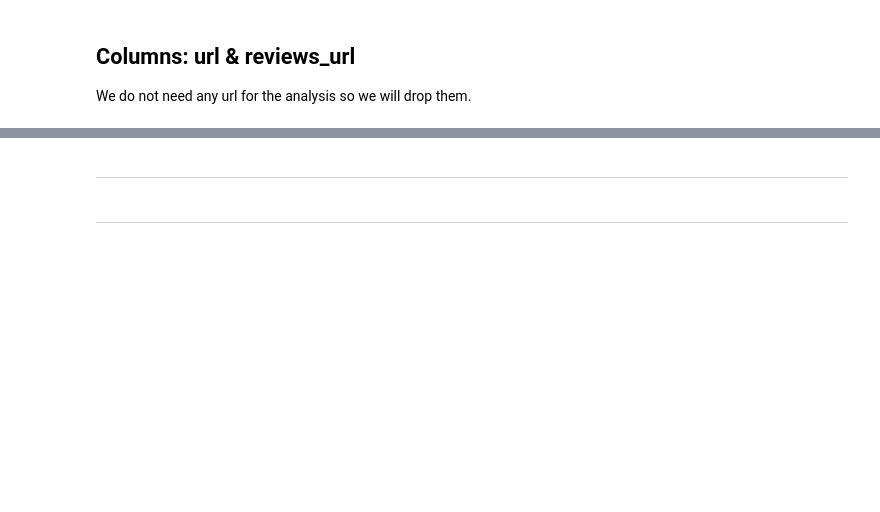
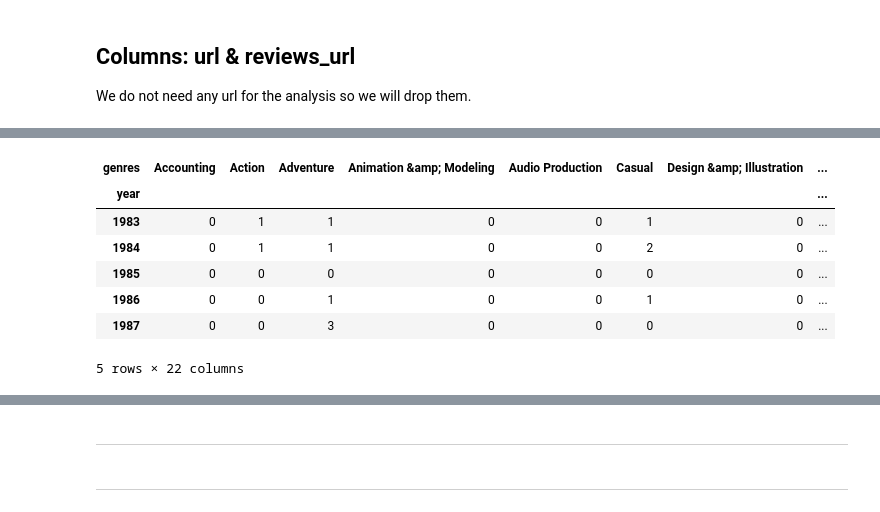
Before and after one commit to SebastianBesio/PI_ML_OPS, a Jupyter notebook: 0_Preprocessing.ipynb, the cells around one changed output, grey strips where cells are left out. Saved outputs shown, nothing was run; the diff lists cells and outputs as text; code cells hidden in the pictures; blank space fills up the shorter version.

Commit message:
Orden de los scripts, trabajado con 0_Preprocessing para crear data preparado para endpoint1, creado de archivo json para el endpoint 1 y actualizacion main para que responda correctamente.

```diff
--- a/0_Preprocessing.ipynb
+++ b/0_Preprocessing.ipynb
@@ -86,0 +200,3 @@ rawGamesDf.drop(columns=['url', 'reviews_url'], inplace=True)
+# %%
+generoEndpointDf['year'] = pd.to_numeric(generoEndpointDf['year'])
+generoEndpointDf['year'].info()
@@ -86,0 +221,2 @@ rawGamesDf.drop(columns=['url', 'reviews_url'], inplace=True)
+# %%
+generoEndpointDf = generoEndpointDf[generoEndpointDf['year'] <= 2023]
@@ -86,0 +244,3 @@ rawGamesDf.drop(columns=['url', 'reviews_url'], inplace=True)
+# %%
+generoEndpointDf = generoEndpointDf.explode('genres')
+generoEndpointDf.head()
@@ -86,0 +260,3 @@ rawGamesDf.drop(columns=['url', 'reviews_url'], inplace=True)
+# %%
+generoEndpointDf2 = generoEndpointDf.groupby(by=['year', 'genres'])['genres'].count()
+generoEndpointDf2.tail()
@@ -86,0 +271,12 @@ rawGamesDf.drop(columns=['url', 'reviews_url'], inplace=True)
+# %%
+generoEndpointDf3 = generoEndpointDf2.unstack(level=1, fill_value=0)
+generoEndpointDf3.head()
+# %% [output]
+| genres | Accounting | Action | Adventure | Animation &amp; Modeling | Audio Production | Casual | Design &amp; Illustration | ... |
+| year |  |  |  |  |  |  |  | ... |
+| 1983 | 0 | 1 | 1 | 0 | 0 | 1 | 0 | ... |
+| 1984 | 0 | 1 | 1 | 0 | 0 | 2 | 0 | ... |
+| 1985 | 0 | 0 | 0 | 0 | 0 | 0 | 0 | ... |
+| 1986 | 0 | 0 | 1 | 0 | 0 | 1 | 0 | ... |
+| 1987 | 0 | 0 | 3 | 0 | 0 | 0 | 0 | ... |
+5 rows × 22 columns
```
Also changed, not shown: parts of 67 cells of this notebook, 3 other files.
